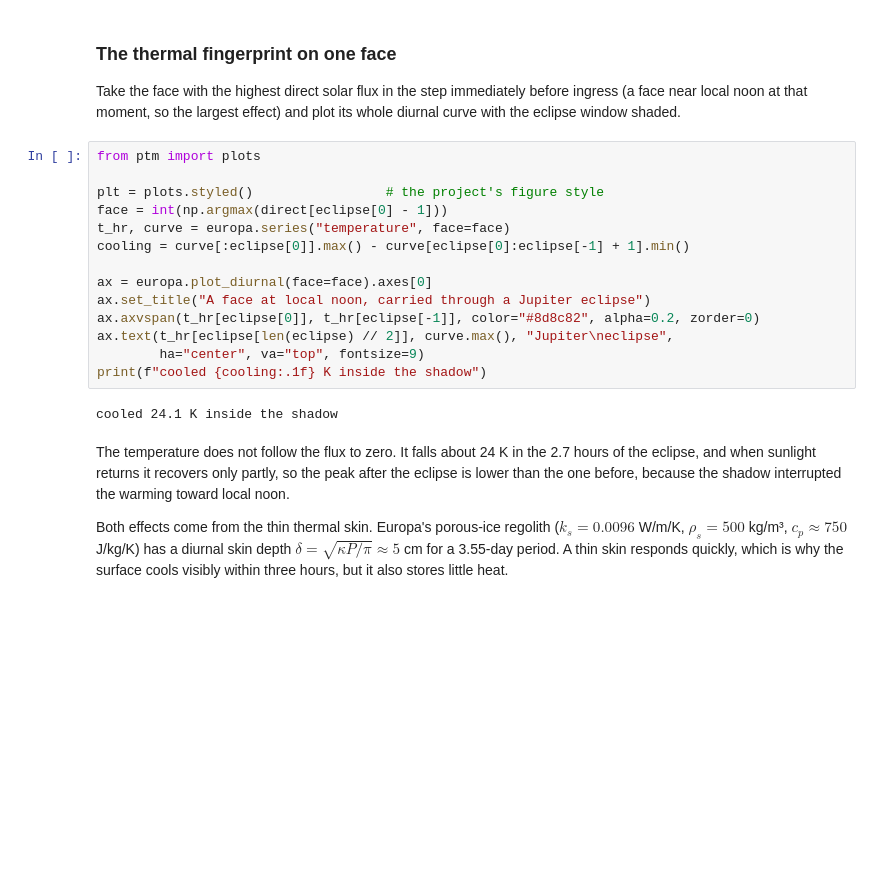
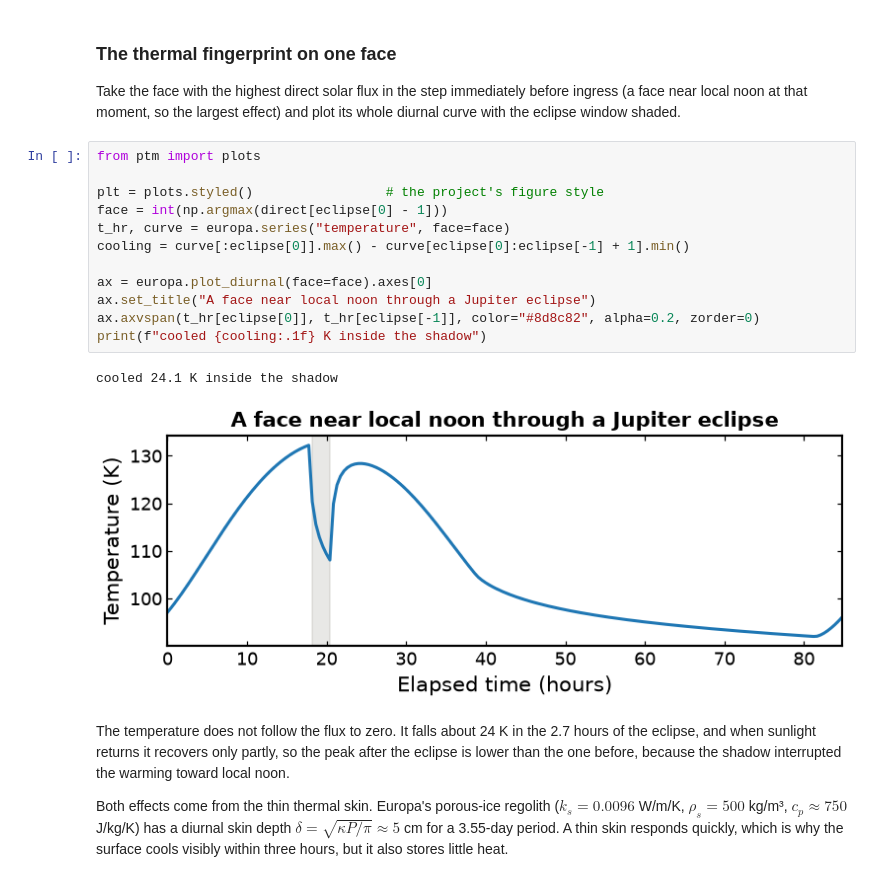
Before and after one commit to phayne/ptm3d, a Jupyter notebook: docs/tutorials/notebooks/02_europa_thermal.ipynb, the cells around one changed output. Saved outputs shown, nothing was run; the diff lists cells and outputs as text; blank space fills up the shorter version.

```diff
--- a/docs/tutorials/notebooks/02_europa_thermal.ipynb
+++ b/docs/tutorials/notebooks/02_europa_thermal.ipynb
@@ -174,19 +176,18 @@ plot its whole diurnal curve with the eclipse window shaded.
 # %%
 from ptm import plots
 
 plt = plots.styled()                 # the project's figure style
 face = int(np.argmax(direct[eclipse[0] - 1]))
 t_hr, curve = europa.series("temperature", face=face)
 cooling = curve[:eclipse[0]].max() - curve[eclipse[0]:eclipse[-1] + 1].min()
 
 ax = europa.plot_diurnal(face=face).axes[0]
-ax.set_title("A face at local noon, carried through a Jupiter eclipse")
+ax.set_title("A face near local noon through a Jupiter eclipse")
 ax.axvspan(t_hr[eclipse[0]], t_hr[eclipse[-1]], color="#8d8c82", alpha=0.2, zorder=0)
-ax.text(t_hr[eclipse[len(eclipse) // 2]], curve.max(), "Jupiter\neclipse",
-        ha="center", va="top", fontsize=9)
 print(f"cooled {cooling:.1f} K inside the shadow")
 # %% [output]
 cooled 24.1 K inside the shadow
+[figure, added]
 # %% [markdown]
 The temperature does not follow the flux to zero. It falls about 24 K in the 2.7 hours of the
 eclipse, and when sunlight returns it recovers only partly, so the peak after the eclipse is
```
Also changed, not shown: parts of 12 cells of this notebook, 3 other files.
